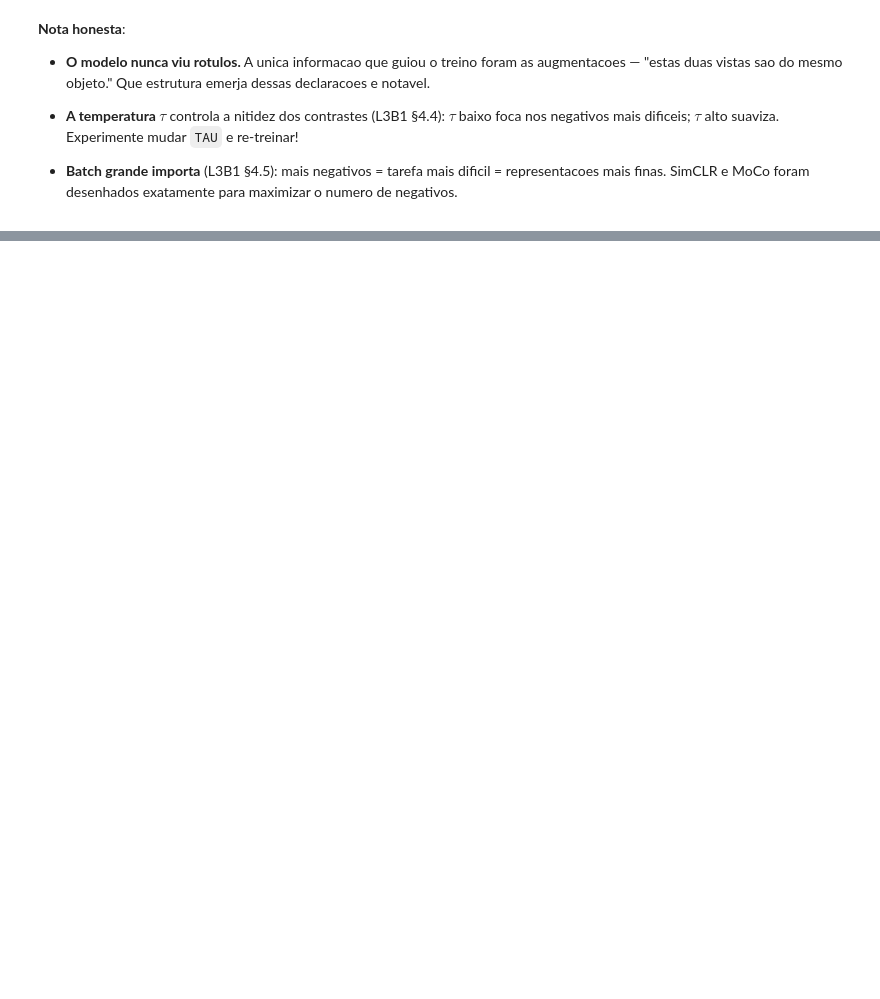
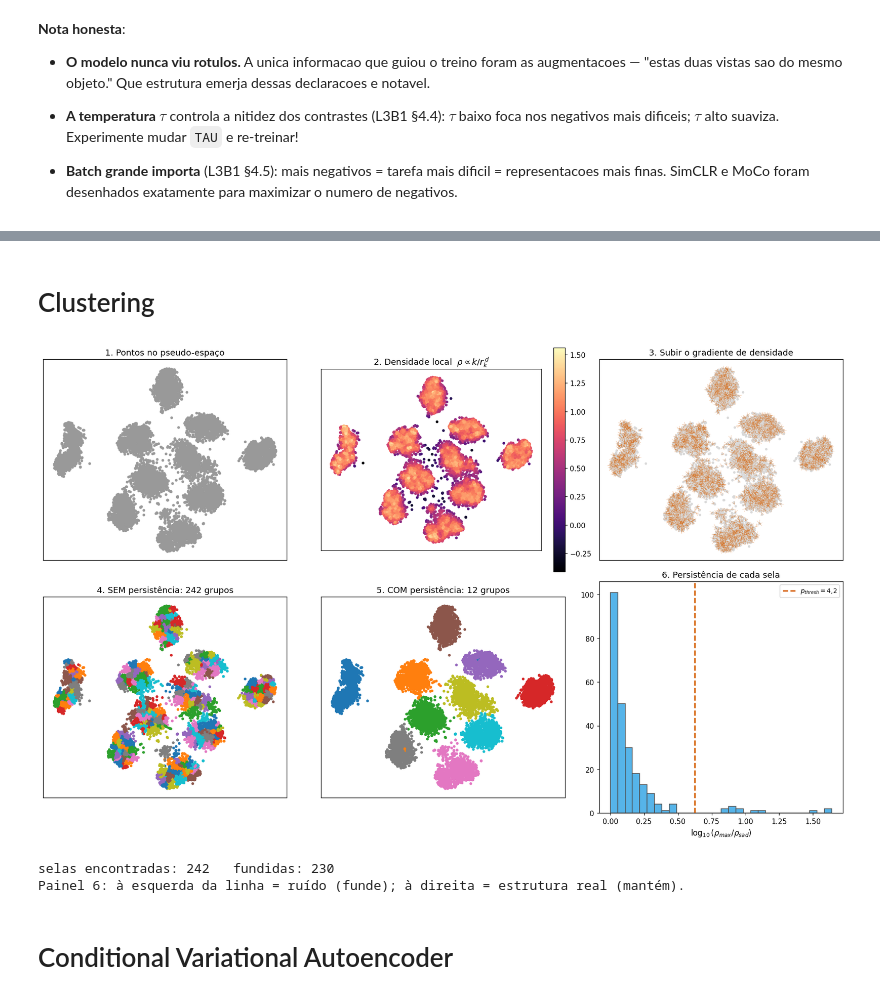
Before and after one commit to daniellopezcano/I-Escola-de-Inverno-do-IFUSP, a Jupyter notebook: jax-examples/notebooks/L3B2_contrastive_embedding.ipynb, the cells around one changed output, grey strips where cells are left out. Cells and saved outputs as stored; diff of their text form; code cells hidden in the pictures; blank space fills up the shorter version.

```diff
--- a/jax-examples/notebooks/L3B2_contrastive_embedding.ipynb
+++ b/jax-examples/notebooks/L3B2_contrastive_embedding.ipynb
@@ -1284,0 +1626,2 @@ plt.show()
+# %% [markdown]
+# Clustering
@@ -1284,0 +1678,47 @@ plt.show()
+# %%
+# =============================================================================
+X = H_tsne_2
+rho, lab_sem, _,     inn = agrupar_pseudo_espaco(X, usar_persistencia=False)
+rho, lab_com, selas, inn = agrupar_pseudo_espaco(X, usar_persistencia=True)
+
+fig, axes = plt.subplots(2, 3, figsize=(16, 10))
+
+axes[0,0].scatter(X[:,0], X[:,1], s=8, color="0.6")
+axes[0,0].set_title("1. Pontos no pseudo-espaço")
+
+s = axes[0,1].scatter(X[:,0], X[:,1], c=np.log10(rho), cmap="magma", s=8)
+plt.colorbar(s, ax=axes[0,1], fraction=.046)
+axes[0,1].set_title(r"2. Densidade local  $\rho \propto k/r_k^{\,d}$")
+
+axes[0,2].scatter(X[:,0], X[:,1], s=6, color="0.85")
+for i in range(0, len(X), 3):
+    viz = inn[i, 1:16]; md = viz[rho[viz] > rho[i]]
+    if len(md):
+        axes[0,2].annotate("", xy=X[md[0]], xytext=X[i],
+                           arrowprops=dict(arrowstyle="->", color=CORES[5], lw=.5, alpha=.4))
+axes[0,2].set_title("3. Subir o gradiente de densidade")
+
+axes[1,0].scatter(X[:,0], X[:,1], c=lab_sem % 10, cmap="tab10", s=8)
+axes[1,0].set_title(f"4. SEM persistência: {lab_sem.max()+1} grupos")
+
+axes[1,1].scatter(X[:,0], X[:,1], c=lab_com % 10, cmap="tab10", s=8)
+axes[1,1].set_title(f"5. COM persistência: {lab_com.max()+1} grupos")
+
+if len(selas):
+    axes[1,2].hist(np.log10(selas), bins=30, color=CORES[1], edgecolor="0.3")
+    axes[1,2].axvline(np.log10(4.2), color=CORES[5], lw=2, ls="--", label=r"$p_{thresh}=4{,}2$")
+    axes[1,2].set_xlabel(r"$\log_{10}(\rho_{max}/\rho_{sad})$"); axes[1,2].legend()
+axes[1,2].set_title("6. Persistência de cada sela")
+
+for a in axes.flat[:5]:
+    a.set_xticks([]); a.set_yticks([]); a.set_aspect("equal")
+plt.tight_layout(); plt.show()
+
+print(f"selas encontradas: {len(selas)}   fundidas: {(selas <= 4.2).sum()}")
+print("Painel 6: à esquerda da linha = ruído (funde); à direita = estrutura real (mantém).")
+# %% [output]
+[figure, added]
+selas encontradas: 242   fundidas: 230
+Painel 6: à esquerda da linha = ruído (funde); à direita = estrutura real (mantém).
+# %% [markdown]
+# Conditional Variational Autoencoder
```
Also changed, not shown: parts of 36 cells of this notebook.
